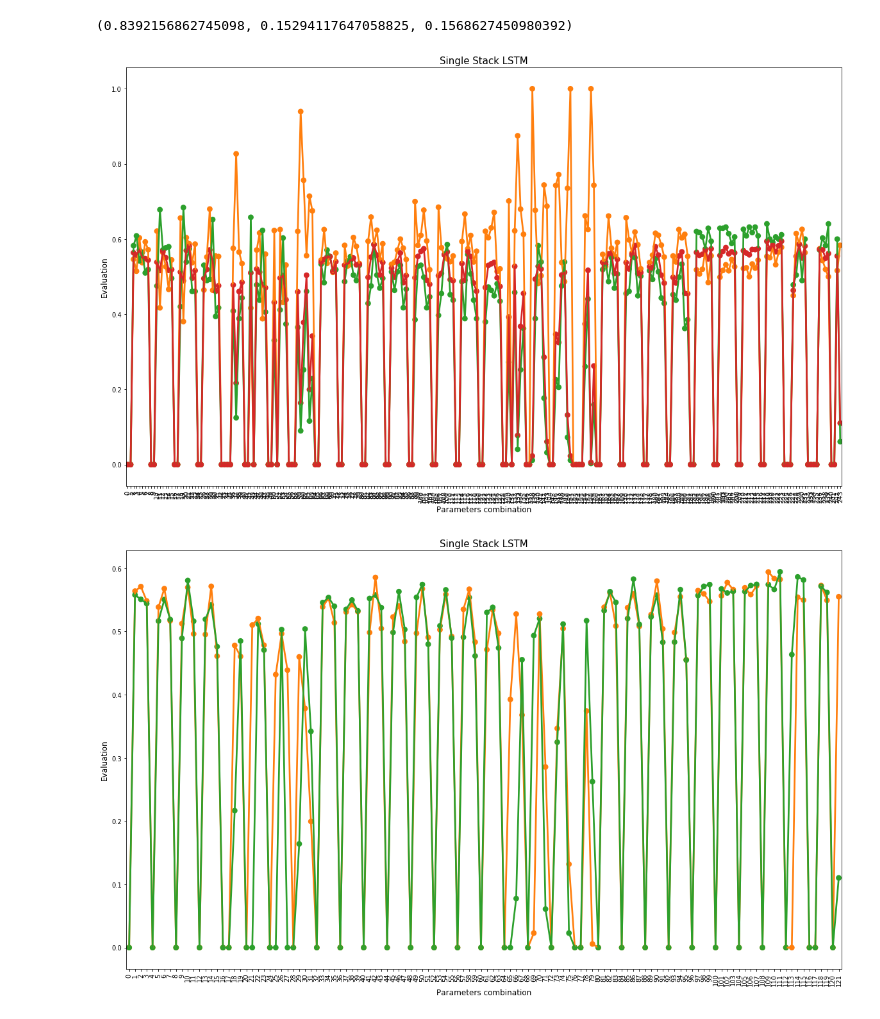
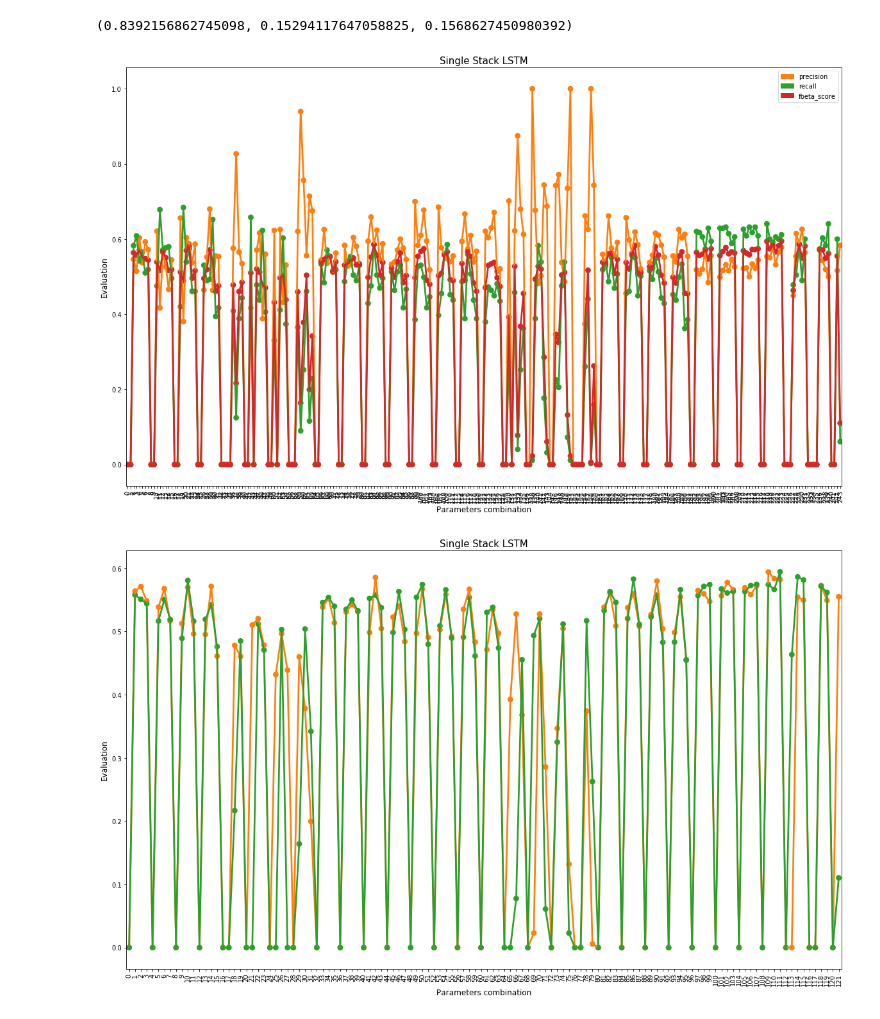
Before and after one commit to alanzhang88/SONegativeCommentDetection, a Jupyter notebook: dataExploration/prediction_evalution.ipynb, the cells around one changed output. Drawn from its saved outputs; the diff is of its cells as text; code cells hidden in the pictures.

Commit message:
add plotting to tuning data

```diff
--- a/dataExploration/prediction_evalution.ipynb
+++ b/dataExploration/prediction_evalution.ipynb
@@ -5,0 +9,9 @@ import numpy as np
+# %%
+y= []
+parameters = []
+with open("parameters_temp_1stack.json") as jsondata:
+    data = json.load(jsondata)
+    count = 1
+    for d in data:
+        y.append((count, data[d]['fbeta_score']))
+        count+=1
@@ -5,0 +69,20 @@ import numpy as np
+# %%
+y3= []
+parameters = []
+with open("parameters_temp_stack3.json") as jsondata:
+    data = json.load(jsondata)
+    count = 1
+    for d in data:
+        y3.append((count, data[d]['fbeta_score']))
+        count+=1
+
+
+top30 = sorted(y3, key=lambda x: x[1],reverse=True)[0:30]
+
+top30_id = []
+for i in top30:
+    top30_id.append(i[0])
+with open("parameters_temp_1stack.json") as jsondata:
+    data = json.load(jsondata)
+    for i in top30_id:
+        print(data[str(i)])
@@ -5,0 +91,9 @@ import numpy as np
+# %%
+
+top30_id = []
+for i in top30:
+    top30_id.append(i[0])
+with open("parameters_temp_1stack.json") as jsondata:
+    data = json.load(jsondata)
+    for i in top30_id:
+        print(data[str(i)])
@@ -44,20 +156,24 @@ print(color[3])
 # %%
 x = list(range(len(y1)))
 # print(x)
 plt.figure(figsize=(20,12))
 sns.pointplot(x, y1, alpha=0.1, color=color[1])
 sns.pointplot(x, y2, alpha=0.2, color=color[2])
 sns.pointplot(x, y3, alpha=0.3, color=color[3])
 # sns.pointplot(x, y4, alpha=0.4, color=color[6])
 
+color_patch1 = mpatches.Patch(color=color[1], label="precision")
+color_patch2 = mpatches.Patch(color=color[2], label="recall")
+color_patch3 = mpatches.Patch(color=color[3], label="fbeta_score")
+plt.legend(handles=[color_patch1,color_patch2,color_patch3])
 plt.ylabel('Evaluation', fontsize=12)
 plt.xlabel('Parameters combination', fontsize=12)
 plt.title("Single Stack LSTM", fontsize=15)
 plt.xticks(rotation='vertical')
 plt.show()
 # plt.savefig("LSTM1.png")
 # %% [output]
-[figure, old version]
+[figure, new version]
 # %%
 x = list(range(len(hid1)))
 # print(x)
```
Also changed, not shown: parts of 9 cells of this notebook, 3 other files.
